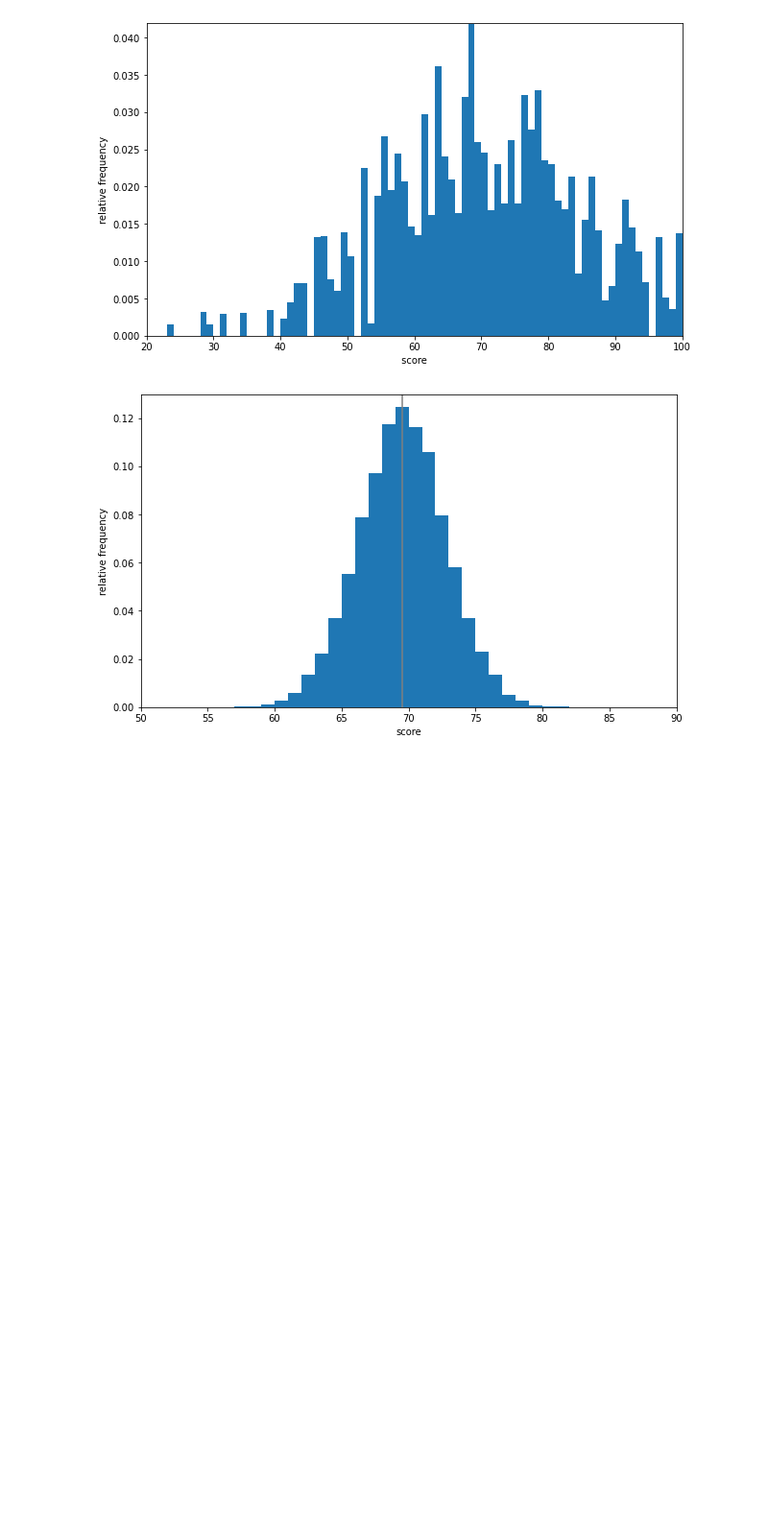
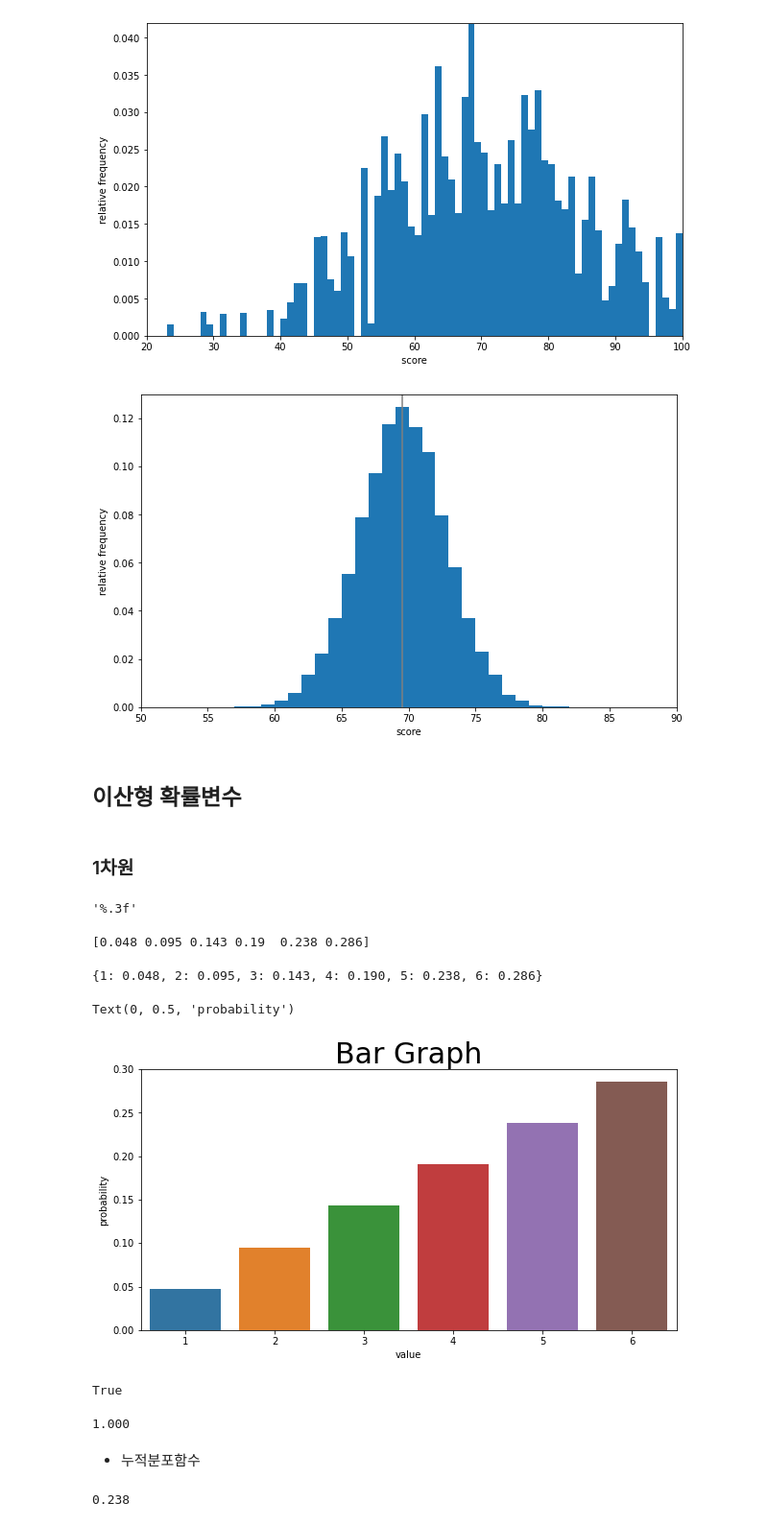
Before and after one commit to ddeodeok/cakd7, a Jupyter notebook: m3_통계/Stat_1.ipynb, the cells around one changed output. Shown at 96% size. Drawn from its saved outputs; the diff is of its cells as text; code cells hidden in the pictures; blank space fills up the shorter version.

```diff
--- a/m3_통계/Stat_1.ipynb
+++ b/m3_통계/Stat_1.ipynb
@@ -992,3 +992,53 @@ ax.set_ylabel('relative frequency')
 plt.show()
 # %% [output]
 [figure]
+# %% [markdown]
+## 이산형 확률변수
+# %% [markdown]
+### 1차원
+# %%
+import numpy as np
+import matplotlib.pyplot as plt
+%precision 3
+'%.3f'
+# %% [output]
+'%.3f'
+# %%
+x_set = np.array([1,2,3,4,5,6])
+def f(x):
+    if x in x_set:
+        return x/21
+    else:
+        return 0
+# %%
+x = [x_set, f]
+prob = np.array([f(x_k) for x_k in x_set])
+print(prob,'\n')
+dict(zip(x_set, prob))
+# %% [output]
+[0.048 0.095 0.143 0.19  0.238 0.286]
+{1: 0.048, 2: 0.095, 3: 0.143, 4: 0.190, 5: 0.238, 6: 0.286}
+# %%
+import seaborn as sns
+import warnings
+warnings.filterwarnings('ignore')
+
+fig = plt.figure(figsize=(10,5))
+ax = fig.add_subplot(111)
+sns.barplot(x_set,prob)
+plt.title('Bar Graph', fontsize=30)
+ax.set_xlabel('value')
+ax.set_ylabel('probability')
+# %% [output]
+Text(0, 0.5, 'probability')
+[figure, added]
+# %%
+np.all(prob >= 0)
+# %% [output]
+True
+# %%
+np.sum(prob)
+# %% [output]
+1.000
+# %% [markdown]
+- 누적분포함수
@@ -994,0 +1048,5 @@ plt.show()
+# %%
+# 분포함수(누적분포함수)를 통해 3이하가 되는 확률 구하기
+F(3)
+# %% [output]
+0.238
```
Also changed, not shown: parts of 49 cells of this notebook, 49 other files.
